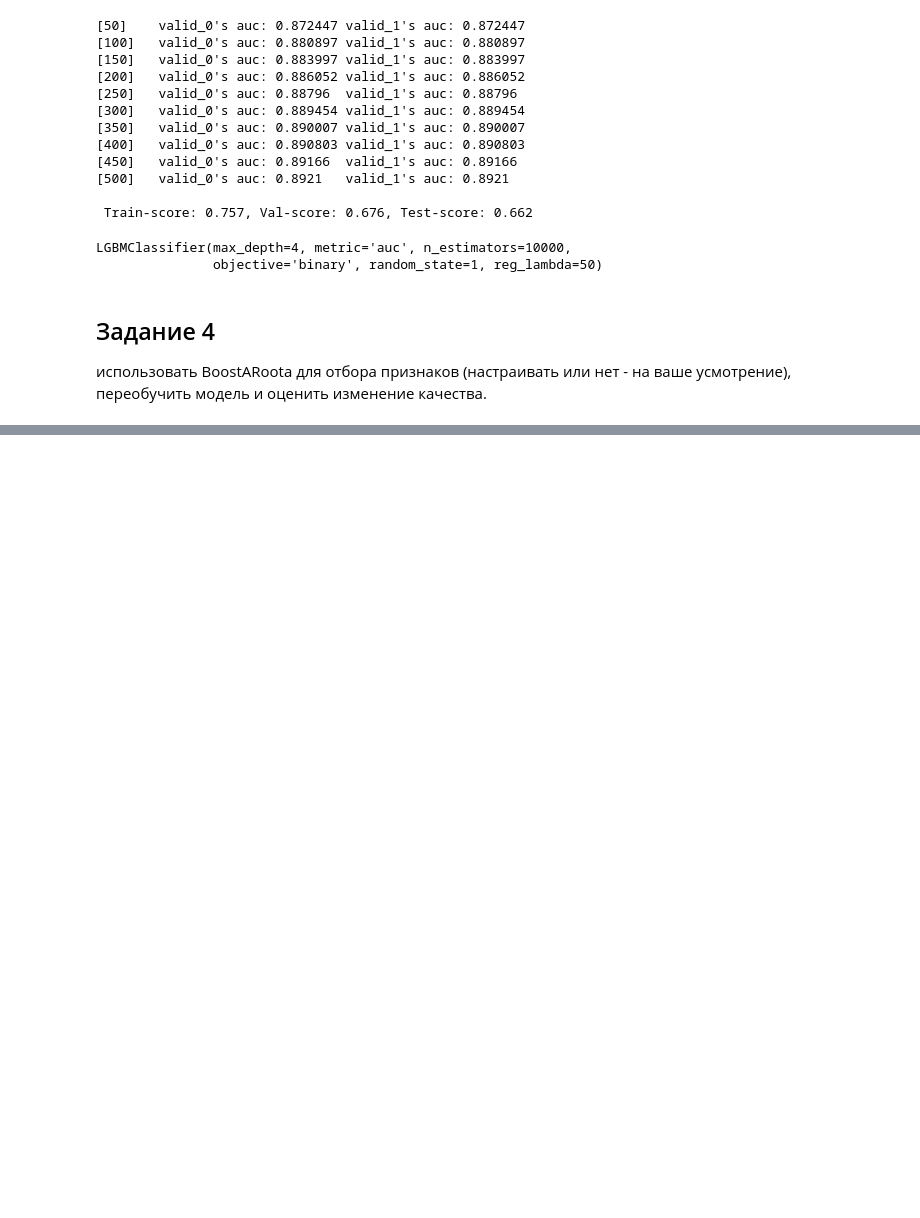
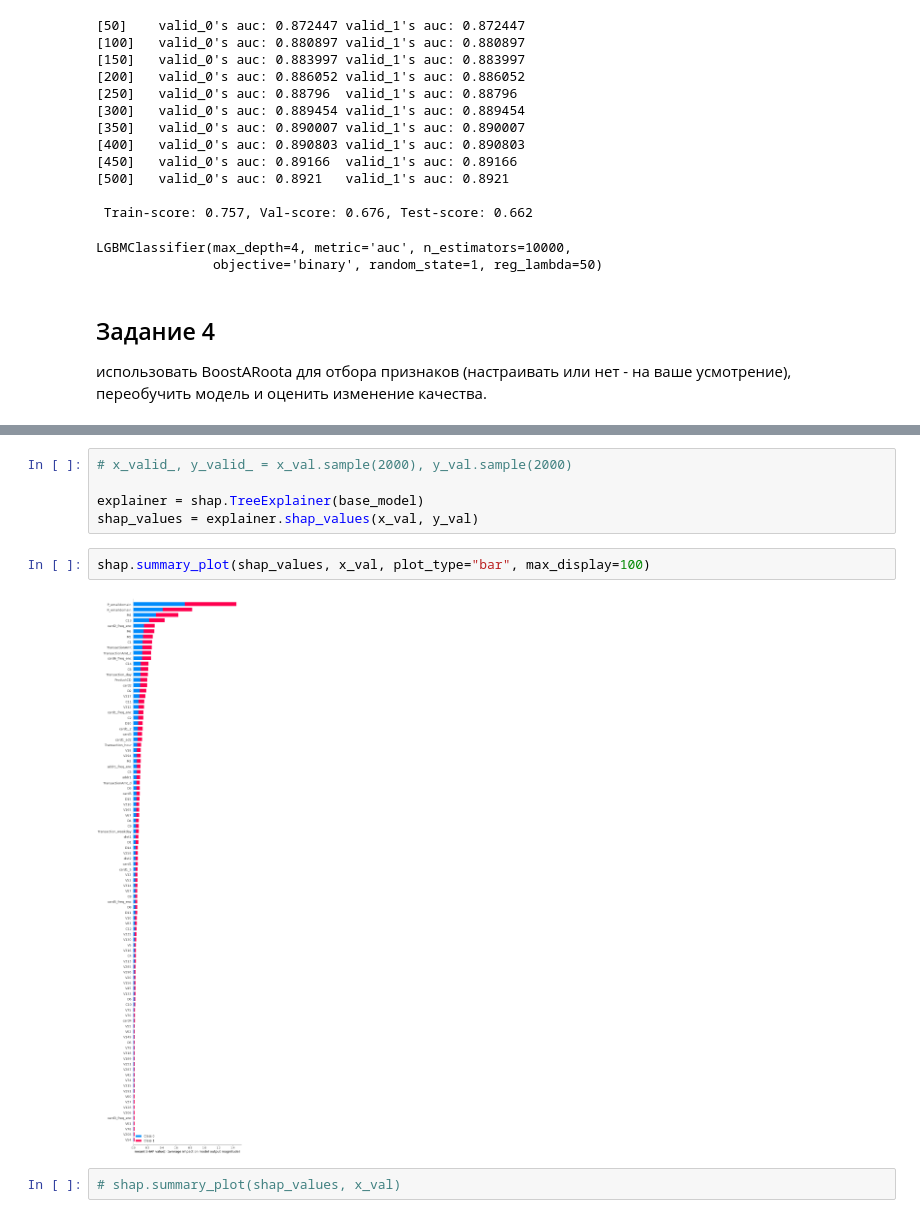
Before and after one commit to evelisko/GB_SDA_Kaggle, a Jupyter notebook: Lesson 6/HW_kaggle_lesson_6.ipynb, the cells around one changed output, grey strips where cells are left out. Cells and saved outputs as stored; diff of their text form; blank space fills up the shorter version.

```diff
--- a/Lesson 6/HW_kaggle_lesson_6.ipynb
+++ b/Lesson 6/HW_kaggle_lesson_6.ipynb
@@ -371,0 +405,11 @@ LGBMClassifier(max_depth=4, metric='auc', n_estimators=10000,
+# %%
+# x_valid_, y_valid_ = x_val.sample(2000), y_val.sample(2000)
+
+explainer = shap.TreeExplainer(base_model)
+shap_values = explainer.shap_values(x_val, y_val)
+# %%
+shap.summary_plot(shap_values, x_val, plot_type="bar", max_display=100)
+# %% [output]
+[figure, added]
+# %%
+# shap.summary_plot(shap_values, x_val)
```
Also changed, not shown: parts of 28 cells of this notebook.
